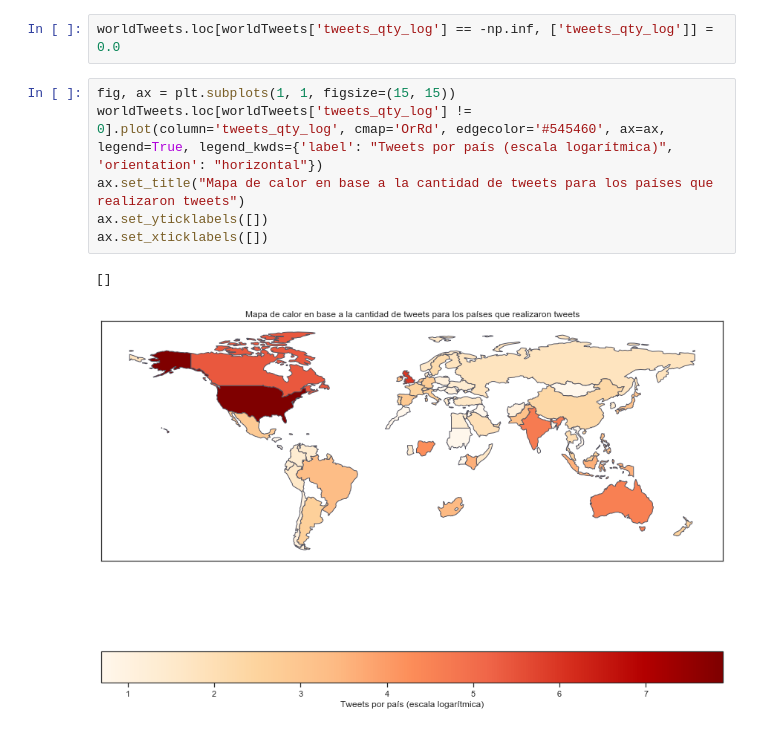
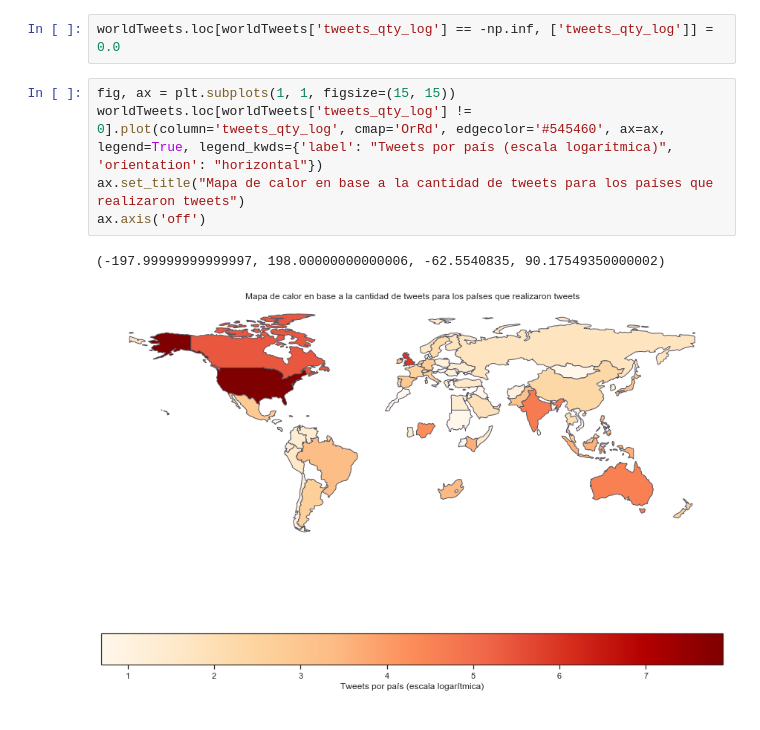
Before and after one commit to AlurrAldrey/OrgaDatosTP, a Jupyter notebook: tp1/TP1_hashtags_mentions.ipynb, the cells around one changed output. Saved outputs shown, nothing was run; the diff lists cells and outputs as text.

Commit message:
Ultimos plots de mapas

```diff
--- a/tp1/TP1_hashtags_mentions.ipynb
+++ b/tp1/TP1_hashtags_mentions.ipynb
@@ -486,9 +586,8 @@ worldTweets.loc[worldTweets['tweets_qty_log'] == -np.inf, ['tweets_qty_log']] =
 # %%
 fig, ax = plt.subplots(1, 1, figsize=(15, 15))
 worldTweets.loc[worldTweets['tweets_qty_log'] != 0].plot(column='tweets_qty_log', cmap='OrRd', edgecolor='#545460', ax=ax, legend=True, legend_kwds={'label': "Tweets por país (escala logarítmica)", 'orientation': "horizontal"})
 ax.set_title("Mapa de calor en base a la cantidad de tweets para los países que realizaron tweets")
-ax.set_yticklabels([])
-ax.set_xticklabels([])
+ax.axis('off')
 # %% [output]
-[]
+(-197.99999999999997, 198.00000000000006, -62.5540835, 90.17549350000002)
-[figure, old version]
+[figure, new version]
```
Also changed, not shown: parts of 21 cells of this notebook, 7 other files.
